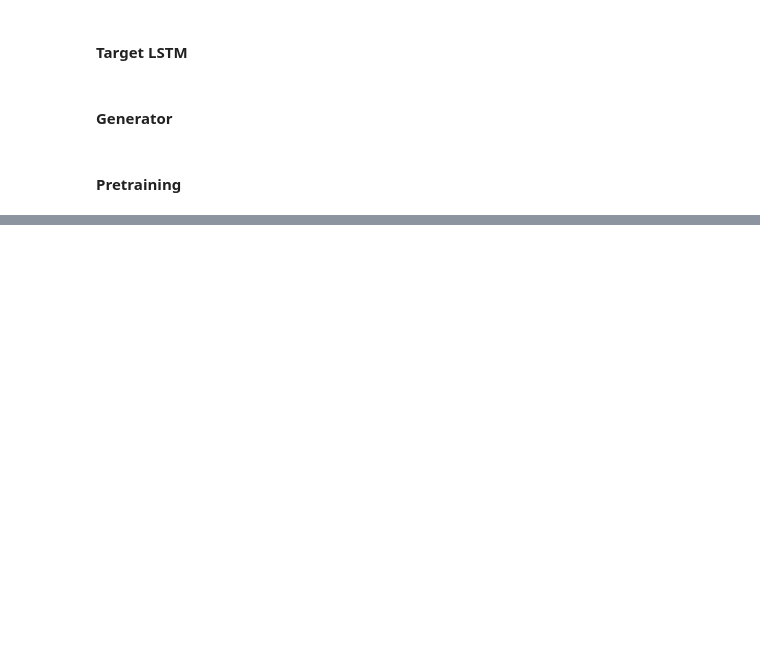
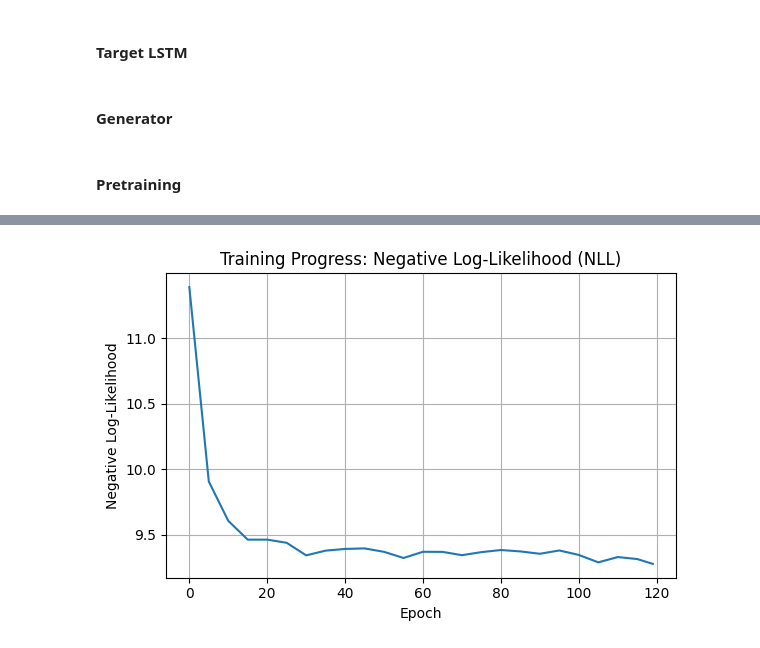
Before and after one commit to FrensiZ/SeqGAN, a Jupyter notebook: SeqGAN_NEW.ipynb, the cells around one changed output, grey strips where cells are left out. Saved outputs shown, nothing was run; the diff lists cells and outputs as text; code cells hidden in the pictures; blank space fills up the shorter version.

```diff
--- a/SeqGAN_NEW.ipynb
+++ b/SeqGAN_NEW.ipynb
@@ -319,0 +380,4 @@ Epoch 10, NLL: 10.2727
+# %%
+plot_training('NEW_experiment-log.txt')
+# %% [output]
+[figure, added]
```
Also changed, not shown: parts of 10 cells of this notebook, 2 other files.
